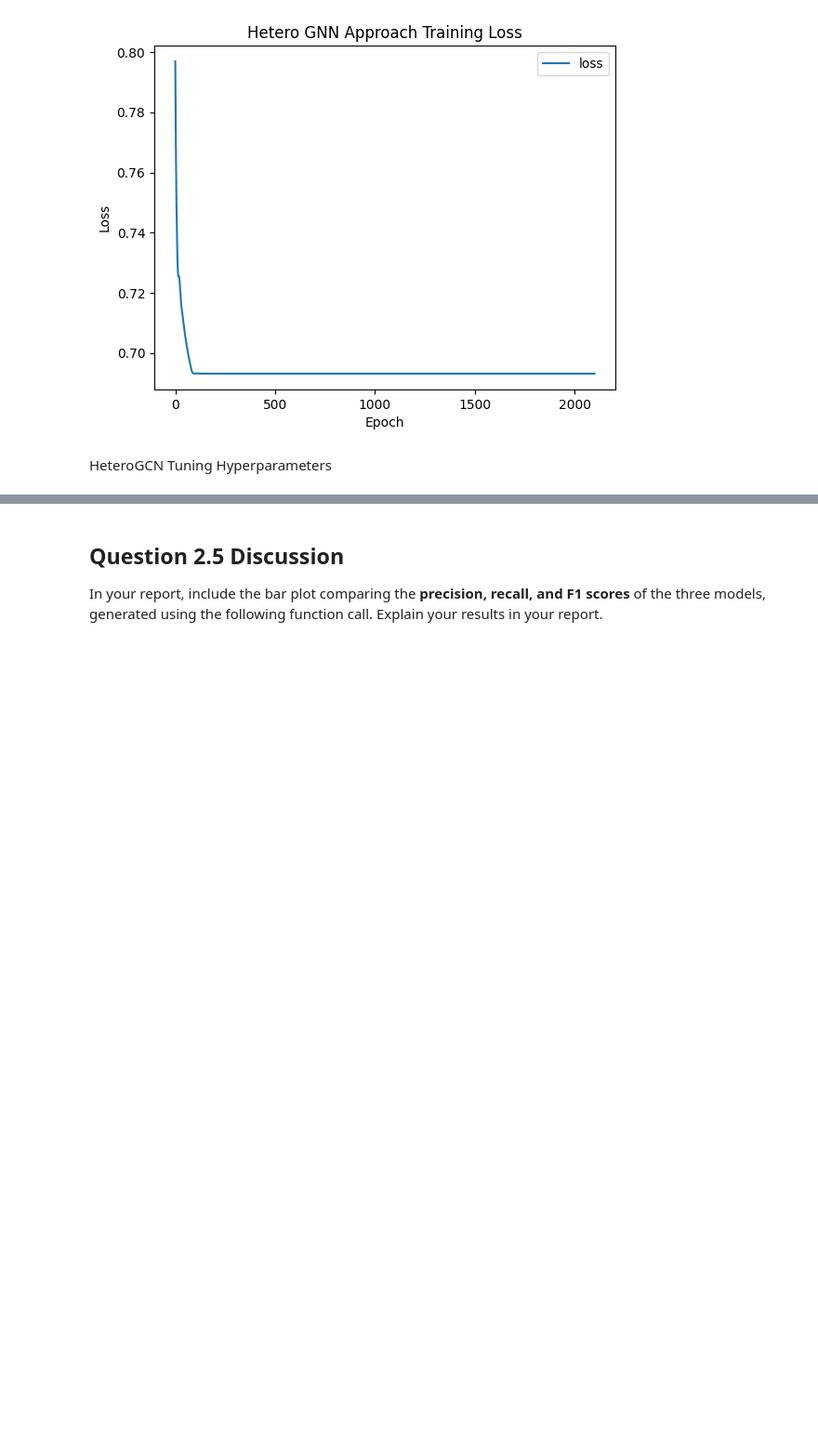
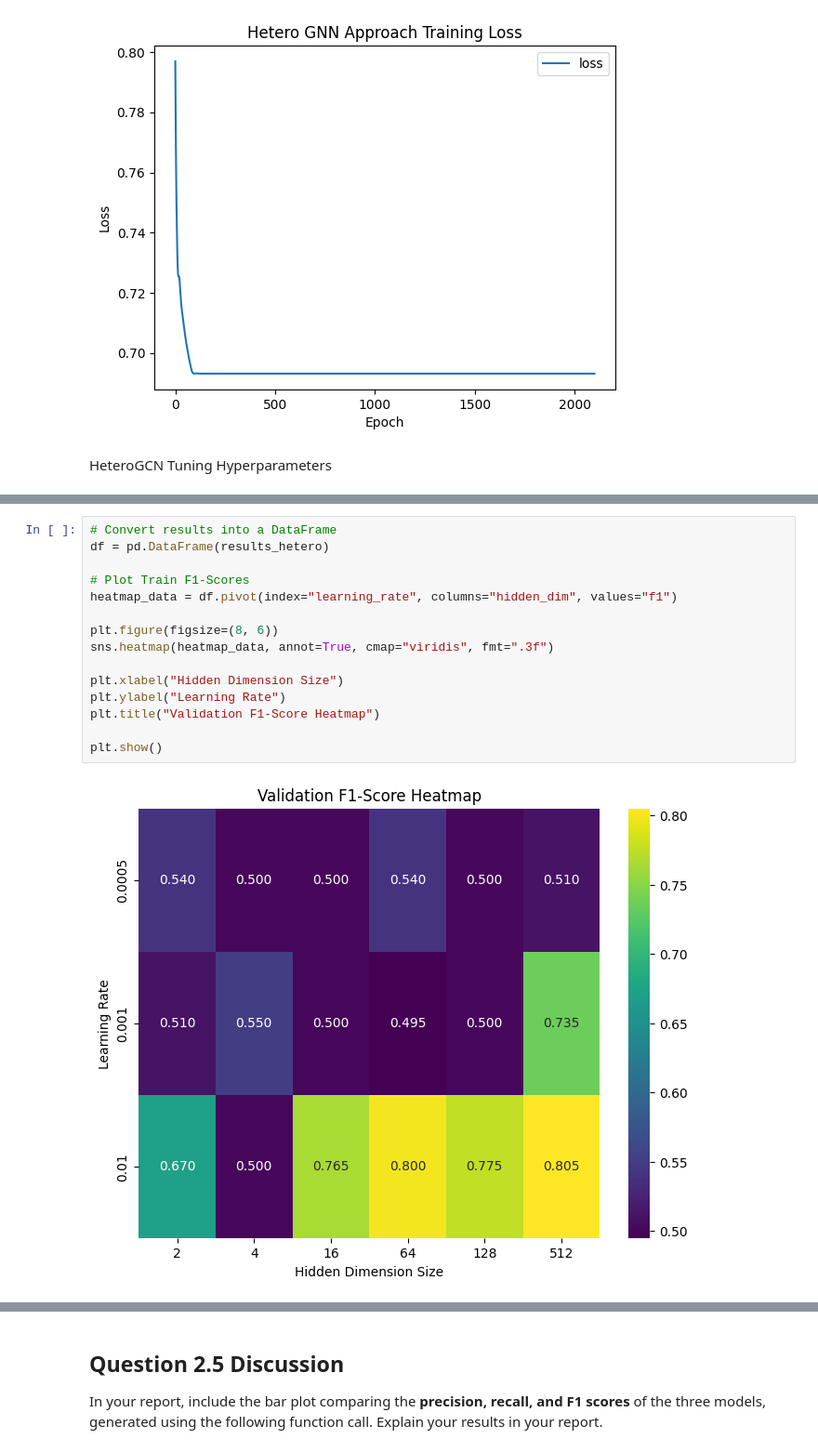
Before and after one commit to StevenChenWaiHo/Graph-Neural-Network, a Jupyter notebook: dgl_2425_cw1/q2_heterogeneous_node_classifcation.ipynb, the cells around one changed output, grey strips where cells are left out. Shown at 93% size. Cells and saved outputs as stored; diff of their text form; blank space fills up the shorter version.

```diff
--- a/dgl_2425_cw1/q2_heterogeneous_node_classifcation.ipynb
+++ b/dgl_2425_cw1/q2_heterogeneous_node_classifcation.ipynb
@@ -947,0 +929,17 @@ Epoch 1030/10000 - Train Loss: 0.6494 - Val Precision: 0.4950 - Val Recall: 0.49
+# %%
+# Convert results into a DataFrame
+df = pd.DataFrame(results_hetero)
+
+# Plot Train F1-Scores
+heatmap_data = df.pivot(index="learning_rate", columns="hidden_dim", values="f1")
+
+plt.figure(figsize=(8, 6))
+sns.heatmap(heatmap_data, annot=True, cmap="viridis", fmt=".3f")
+
+plt.xlabel("Hidden Dimension Size")
+plt.ylabel("Learning Rate")
+plt.title("Validation F1-Score Heatmap")
+
+plt.show()
+# %% [output]
+[figure, added]
```
Also changed, not shown: parts of 15 cells of this notebook.
